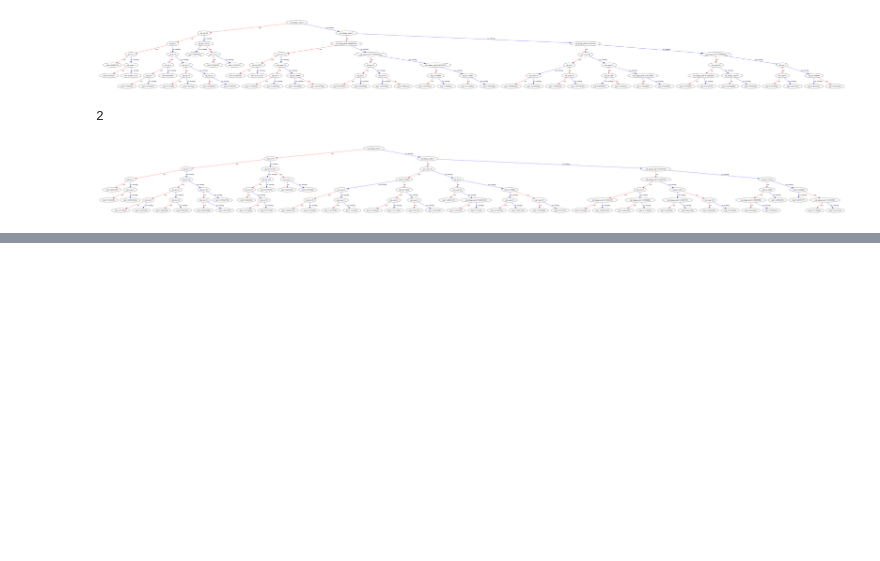
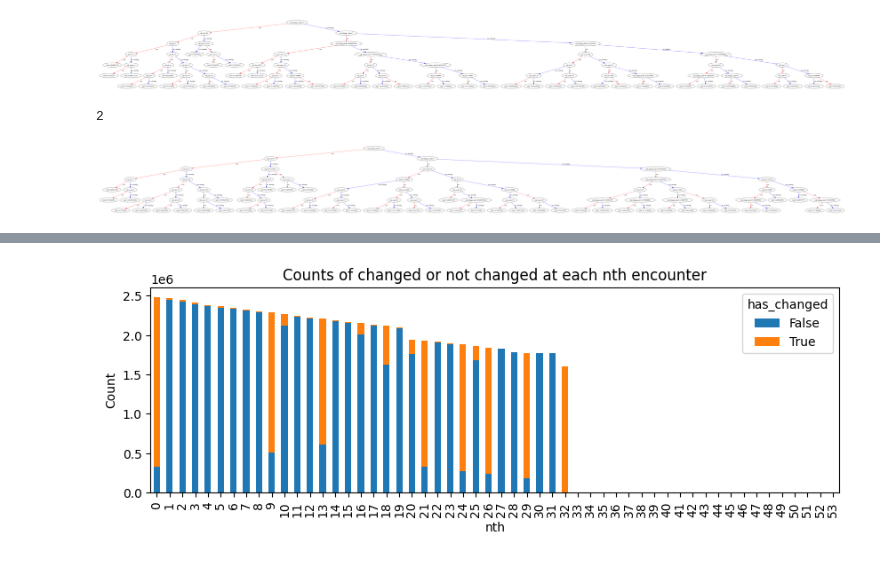
Before and after one commit to illinoisdata/pod, a Jupyter notebook: explore.ipynb, the cells around one changed output, grey strips where cells are left out. Saved outputs shown, nothing was run; the diff lists cells and outputs as text; code cells hidden in the pictures; blank space fills up the shorter version.

```diff
--- a/explore.ipynb
+++ b/explore.ipynb
@@ -176,0 +209,11 @@ for idx in range(len(bst.get_booster().get_dump())):
+# %%
+change_paths = [
+    "./yj7-result/exp1_prcc_betterxb/roc-collect/change.csv",
+    "./yj7-result/exp1_prcc_buildats/roc-collect/change.csv",
+    "./yj7-result/exp1_prcc_itsttime/roc-collect/change.csv",
+    "./yj7-result/exp1_prcc_rmlist/roc-collect/change.csv",
+    "./yj7-result/exp1_prcc_storesfg/roc-collect/change.csv",
+    "./yj7-result/exp1_prcc_tpsmay22/roc-collect/change.csv",
+]
+dfc = pd.concat([pd.read_csv(change_path) for change_path in change_paths], ignore_index=True)
+dfc
@@ -176,0 +234,12 @@ for idx in range(len(bst.get_booster().get_dump())):
+# %%
+grouped = dfc.groupby(['nth', 'has_changed']).size().unstack(fill_value=0)
+
+fig, ax = plt.subplots(figsize=(10, 3))
+grouped.plot(kind='bar', stacked=True, ax=ax)
+plt.xlabel('nth')
+plt.ylabel('Count')
+plt.title('Counts of changed or not changed at each nth encounter')
+plt.legend(title='has_changed', labels=['False', 'True'])
+plt.show()
+# %% [output]
+[figure, added]
```
Also changed, not shown: parts of 18 cells of this notebook, 3 other files.
